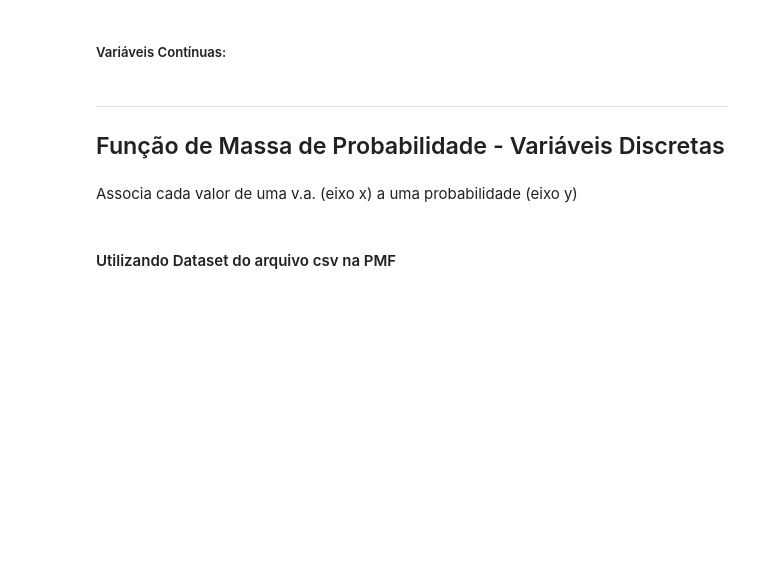
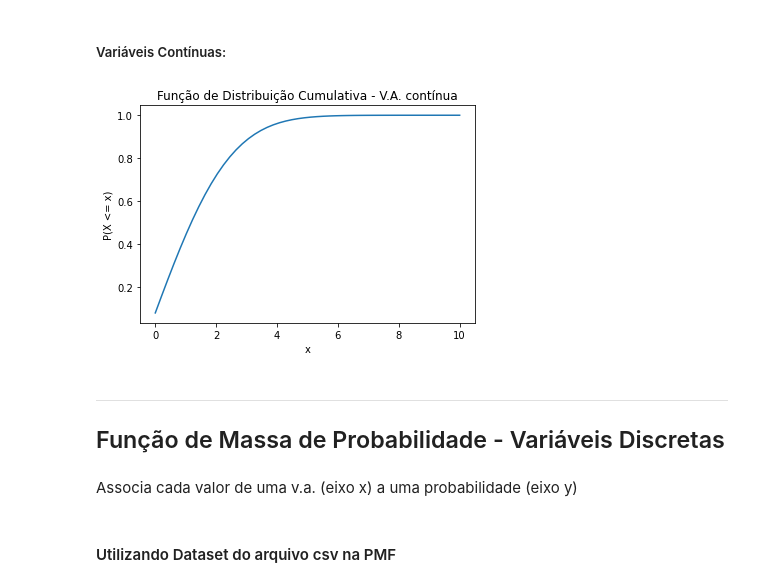
Before and after one commit to arthurgonze/ADS, a Jupyter notebook: mq_02.ipynb, the cells around one changed output. Drawn from its saved outputs; the diff is of its cells as text; code cells hidden in the pictures; blank space fills up the shorter version.

```diff
--- a/mq_02.ipynb
+++ b/mq_02.ipynb
@@ -206,9 +212,11 @@ Abaixo estão dois exemplos de uso, com uma entrada de dados mais customizavel,
 # %% [markdown]
 ##### Variáveis Contínuas:
 # %%
-# cdf_dataset = np.linspace(0,10,50)
-# va_discreta = False
-# cdf(cdf_dataset,va_discreta)
+cdf_dataset = np.linspace(0,10,50)
+va_discreta = False
+cdf(cdf_dataset,va_discreta)
+# %% [output]
+[figure, added]
 # %% [markdown]
 -----------------------------------------------------------------
 ## Função de Massa de Probabilidade - Variáveis Discretas
```
Also changed, not shown: parts of 19 cells of this notebook.
